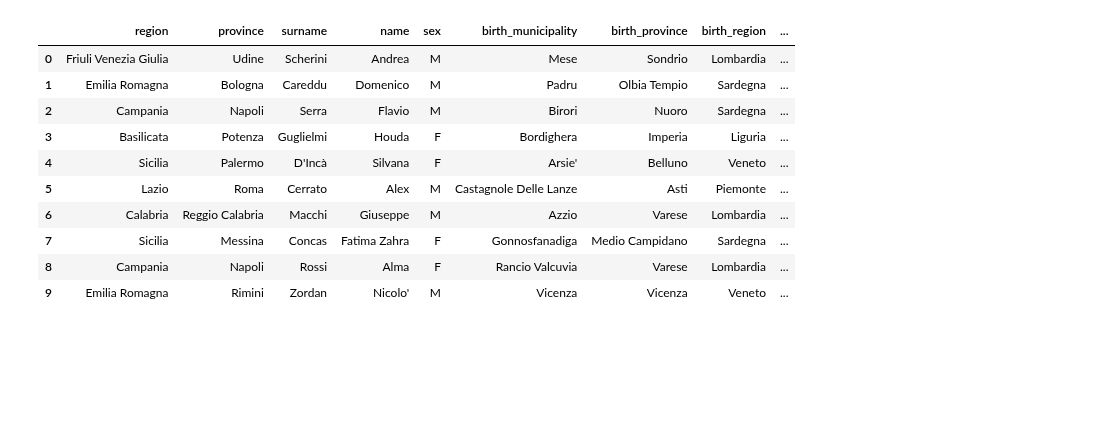
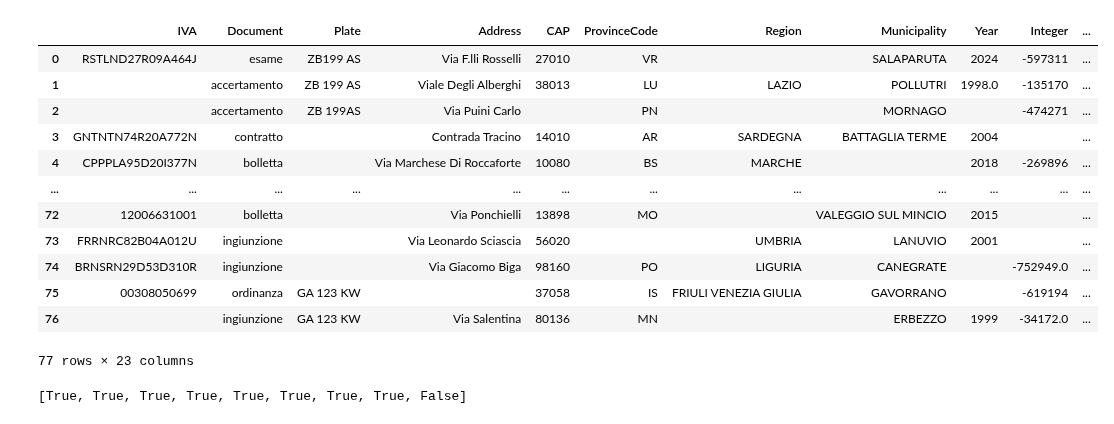
Before and after one commit to LucaCappelletti94/italian_csv_type_prediction, a Jupyter notebook: Model for simple types.ipynb, the cells around one changed output. Saved outputs shown, nothing was run; the diff lists cells and outputs as text; code cells hidden in the pictures; blank space fills up the shorter version.

```diff
--- a/Model for simple types.ipynb
+++ b/Model for simple types.ipynb
@@ -42,17 +42,3 @@ accuracy_score(y_test, y_pred), balanced_accuracy_score(y_test, y_pred)
 from random_csv_generator import random_csv
 
 df = random_csv(10)
-# %%
-df
-# %% [output]
-|  | region | province | surname | name | sex | birth_municipality | birth_province | birth_region | ... |
-| 0 | Friuli Venezia Giulia | Udine | Scherini | Andrea | M | Mese | Sondrio | Lombardia | ... |
-| 1 | Emilia Romagna | Bologna | Careddu | Domenico | M | Padru | Olbia Tempio | Sardegna | ... |
-| 2 | Campania | Napoli | Serra | Flavio | M | Birori | Nuoro | Sardegna | ... |
-| 3 | Basilicata | Potenza | Guglielmi | Houda | F | Bordighera | Imperia | Liguria | ... |
-| 4 | Sicilia | Palermo | D'Incà | Silvana | F | Arsie' | Belluno | Veneto | ... |
-| 5 | Lazio | Roma | Cerrato | Alex | M | Castagnole Delle Lanze | Asti | Piemonte | ... |
-| 6 | Calabria | Reggio Calabria | Macchi | Giuseppe | M | Azzio | Varese | Lombardia | ... |
-| 7 | Sicilia | Messina | Concas | Fatima Zahra | F | Gonnosfanadiga | Medio Campidano | Sardegna | ... |
-| 8 | Campania | Napoli | Rossi | Alma | F | Rancio Valcuvia | Varese | Lombardia | ... |
-| 9 | Emilia Romagna | Rimini | Zordan | Nicolo' | M | Vicenza | Vicenza | Veneto | ... |
@@ -58,0 +47,16 @@ df
+# %%
+X
+# %% [output]
+|  | IVA | Document | Plate | Address | CAP | ProvinceCode | Region | Municipality | Year | Integer | ... |
+| 0 | RSTLND27R09A464J | esame | ZB199 AS | Via F.lli Rosselli | 27010 | VR |  | SALAPARUTA | 2024 | -597311 | ... |
+| 1 |  | accertamento | ZB 199 AS | Viale Degli Alberghi | 38013 | LU | LAZIO | POLLUTRI | 1998.0 | -135170 | ... |
+| 2 |  | accertamento | ZB 199AS | Via Puini Carlo |  | PN |  | MORNAGO |  | -474271 | ... |
+| 3 | GNTNTN74R20A772N | contratto |  | Contrada Tracino | 14010 | AR | SARDEGNA | BATTAGLIA TERME | 2004 |  | ... |
+| 4 | CPPPLA95D20I377N | bolletta |  | Via Marchese Di Roccaforte | 10080 | BS | MARCHE |  | 2018 | -269896 | ... |
+| ... | ... | ... | ... | ... | ... | ... | ... | ... | ... | ... | ... |
+| 72 | 12006631001 | bolletta |  | Via Ponchielli | 13898 | MO |  | VALEGGIO SUL MINCIO | 2015 |  | ... |
+| 73 | FRRNRC82B04A012U | ingiunzione |  | Via Leonardo Sciascia | 56020 |  | UMBRIA | LANUVIO | 2001 |  | ... |
+| 74 | BRNSRN29D53D310R | ingiunzione |  | Via Giacomo Biga | 98160 | PO | LIGURIA | CANEGRATE |  | -752949.0 | ... |
+| 75 | 00308050699 | ordinanza | GA 123 KW |  | 37058 | IS | FRIULI VENEZIA GIULIA | GAVORRANO |  | -619194 | ... |
+| 76 |  | ingiunzione | GA 123 KW | Via Salentina | 80136 | MN |  | ERBEZZO | 1999 | -34172.0 | ... |
+77 rows × 23 columns
@@ -58,0 +65,4 @@ df
+# %%
+DocumentType().validate(["accertamento", "fattura", "accertamento", "fattura", "accertamento", "fattura", "accertamento", "fattura", "Nan"])
+# %% [output]
+[True, True, True, True, True, True, True, True, False]
```
Also changed, not shown: parts of 7 cells of this notebook, 23 other files.
